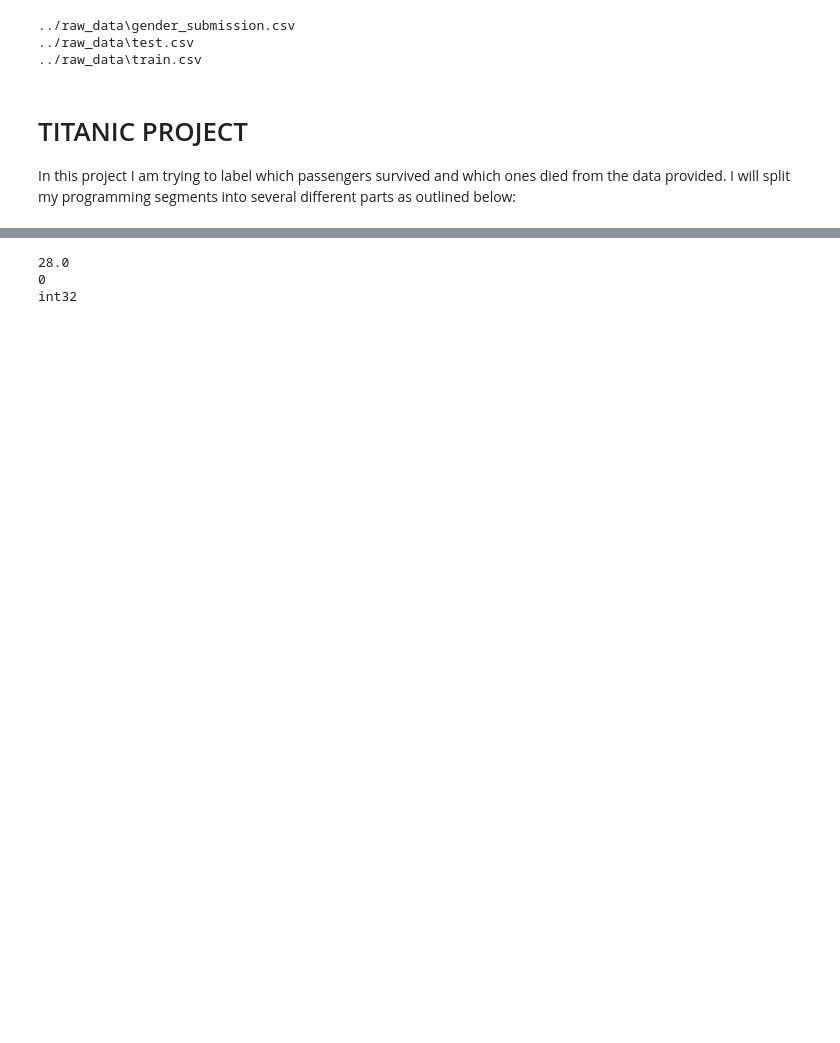
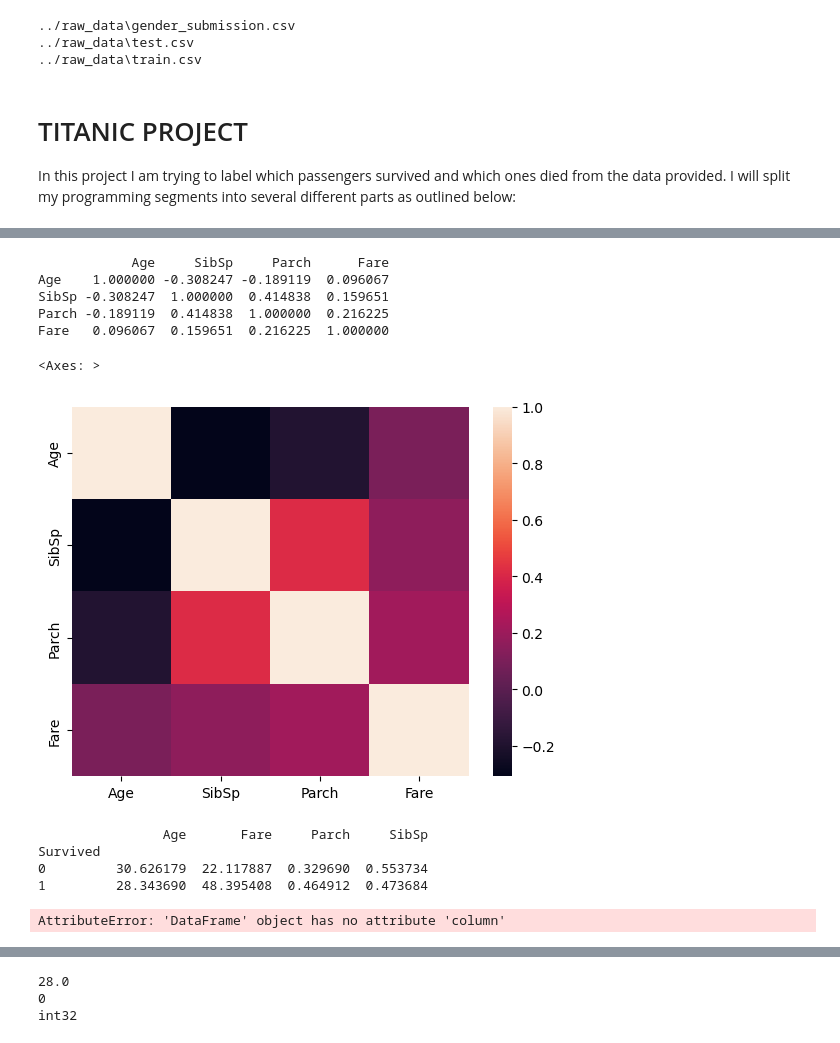
Before and after one commit to xblam/titanic, a Jupyter notebook: notebooks/titanic.ipynb, the cells around one changed output, grey strips where cells are left out. Saved outputs shown, nothing was run; the diff lists cells and outputs as text; code cells hidden in the pictures; blank space fills up the shorter version.

```diff
--- a/notebooks/titanic.ipynb
+++ b/notebooks/titanic.ipynb
@@ -67,0 +75,21 @@ dtype: int64
+# %%
+print(df_num.corr())
+sns.heatmap(df_num.corr()) # seems like there is some relation between sibspouse and parentchildren but not much else
+# %% [output]
+            Age     SibSp     Parch      Fare
+Age    1.000000 -0.308247 -0.189119  0.096067
+SibSp -0.308247  1.000000  0.414838  0.159651
+Parch -0.189119  0.414838  1.000000  0.216225
+Fare   0.096067  0.159651  0.216225  1.000000
+<Axes: >
+[figure, added]
+# %%
+print(pd.pivot_table(train, index = 'Survived', values = ['Age','SibSp','Parch','Fare'])  )
+
+df_num.column().mean() # useful for numeric columns
+# %% [output]
+                Age       Fare     Parch     SibSp
+Survived
+0         30.626179  22.117887  0.329690  0.553734
+1         28.343690  48.395408  0.464912  0.473684
+AttributeError: 'DataFrame' object has no attribute 'column'
```
Also changed, not shown: parts of 5 cells of this notebook.
